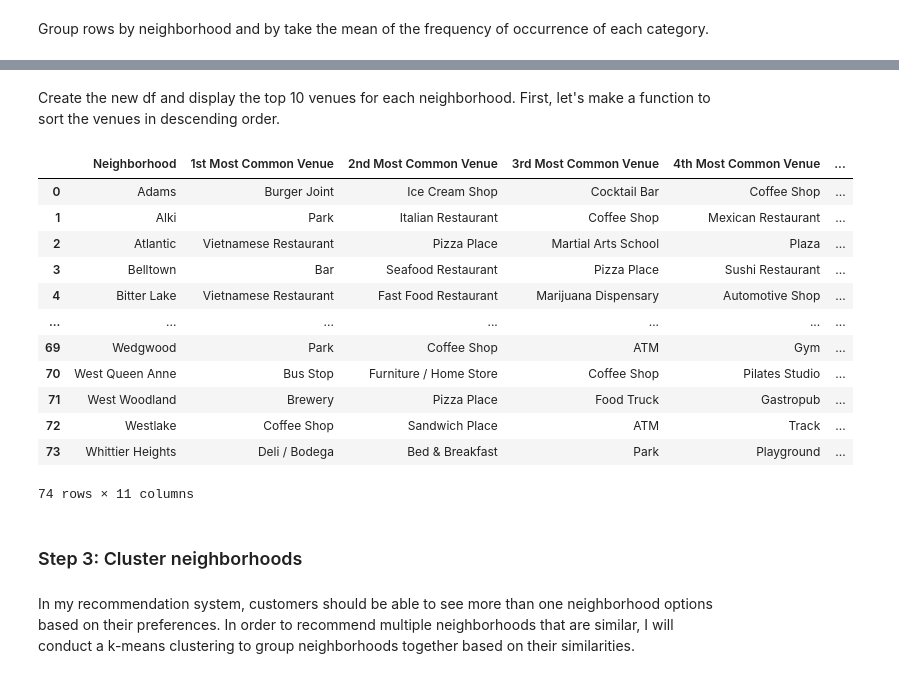
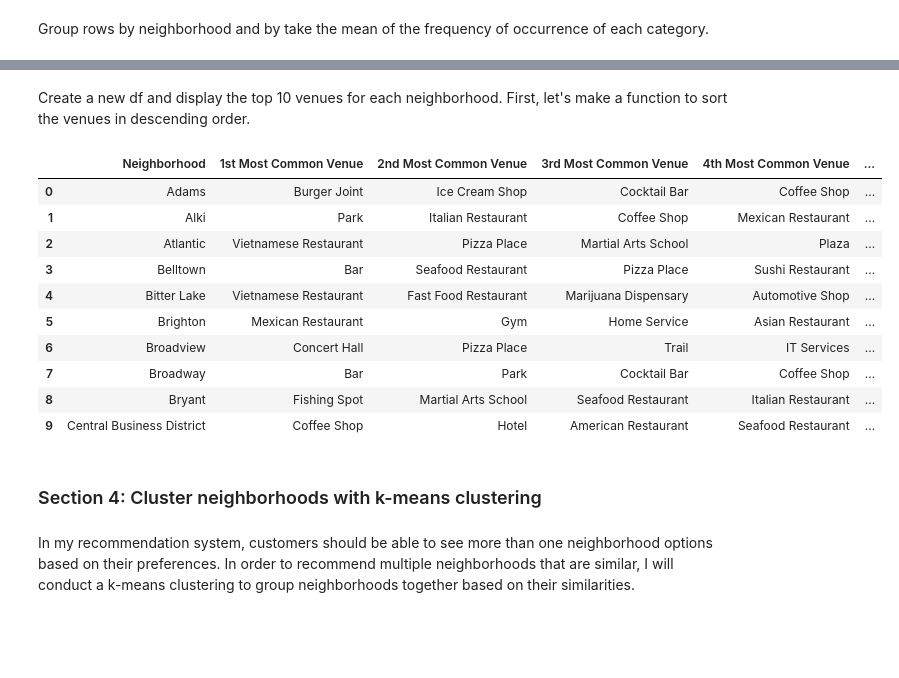
Before and after one commit to matakahas/IBM_capstone, a Jupyter notebook: Capstone_Project.ipynb, the cells around one changed output, grey strips where cells are left out. Cells and saved outputs as stored; diff of their text form; code cells hidden in the pictures; blank space fills up the shorter version.

```diff
--- a/Capstone_Project.ipynb
+++ b/Capstone_Project.ipynb
@@ -124,8 +125,8 @@ map_Seattle
 # %% [markdown]
 I'll first define Foursquare credentials and version.
 # %%
-CLIENT_ID = 'JQTSUMMAW4B4PCAVBUSJCXJBCX4ICX353MVBHQANDEKSYYKU'
-CLIENT_SECRET = 'VWYLGGF3HHKBC1ZAPMAUF5DYWBN4ZWQTDCWOB4FOIO11U0LL'
+CLIENT_ID = 'hidden'
+CLIENT_SECRET = 'hidden'
 VERSION = '20201212'
 LIMIT = 100
 # %% [markdown]
@@ -254,5 +228,5 @@ Seattle_grouped = Seattle_onehot.groupby('Neighborhood').mean().reset_index()
 # %% [markdown]
-Create the new df and display the top 10 venues for each neighborhood. First, let's make a function to sort the venues in descending order.
+Create a new df and display the top 10 venues for each neighborhood. First, let's make a function to sort the venues in descending order.
 # %%
 def return_most_common_venues(row, num_top_venues):
     row_categories = row.iloc[1:]
@@ -279,23 +253,21 @@ neighborhoods_venues_sorted['Neighborhood'] = Seattle_grouped['Neighborhood']
 for ind in np.arange(Seattle_grouped.shape[0]):
     neighborhoods_venues_sorted.iloc[ind, 1:] = return_most_common_venues(Seattle_grouped.iloc[ind, :], num_top_venues)
 # %%
-neighborhoods_venues_sorted
+neighborhoods_venues_sorted.head(10)
 # %% [output]
 |  | Neighborhood | 1st Most Common Venue | 2nd Most Common Venue | 3rd Most Common Venue | 4th Most Common Venue | ... |
 | 0 | Adams | Burger Joint | Ice Cream Shop | Cocktail Bar | Coffee Shop | ... |
 | 1 | Alki | Park | Italian Restaurant | Coffee Shop | Mexican Restaurant | ... |
 | 2 | Atlantic | Vietnamese Restaurant | Pizza Place | Martial Arts School | Plaza | ... |
 | 3 | Belltown | Bar | Seafood Restaurant | Pizza Place | Sushi Restaurant | ... |
 | 4 | Bitter Lake | Vietnamese Restaurant | Fast Food Restaurant | Marijuana Dispensary | Automotive Shop | ... |
-| ... | ... | ... | ... | ... | ... | ... |
-| 69 | Wedgwood | Park | Coffee Shop | ATM | Gym | ... |
-| 70 | West Queen Anne | Bus Stop | Furniture / Home Store | Coffee Shop | Pilates Studio | ... |
-| 71 | West Woodland | Brewery | Pizza Place | Food Truck | Gastropub | ... |
-| 72 | Westlake | Coffee Shop | Sandwich Place | ATM | Track | ... |
-| 73 | Whittier Heights | Deli / Bodega | Bed & Breakfast | Park | Playground | ... |
+| 5 | Brighton | Mexican Restaurant | Gym | Home Service | Asian Restaurant | ... |
+| 6 | Broadview | Concert Hall | Pizza Place | Trail | IT Services | ... |
+| 7 | Broadway | Bar | Park | Cocktail Bar | Coffee Shop | ... |
+| 8 | Bryant | Fishing Spot | Martial Arts School | Seafood Restaurant | Italian Restaurant | ... |
+| 9 | Central Business District | Coffee Shop | Hotel | American Restaurant | Seafood Restaurant | ... |
-74 rows × 11 columns
-# %% [markdown]
-### Step 3: Cluster neighborhoods
+# %% [markdown]
+### Section 4: Cluster neighborhoods with k-means clustering
 # %% [markdown]
 In my recommendation system, customers should be able to see more than one neighborhood options based on their preferences.
 In order to recommend multiple neighborhoods that are similar, I will conduct a k-means clustering to group neighborhoods together based on their similarities.
```
Also changed, not shown: parts of 53 cells of this notebook, 3 other files.
